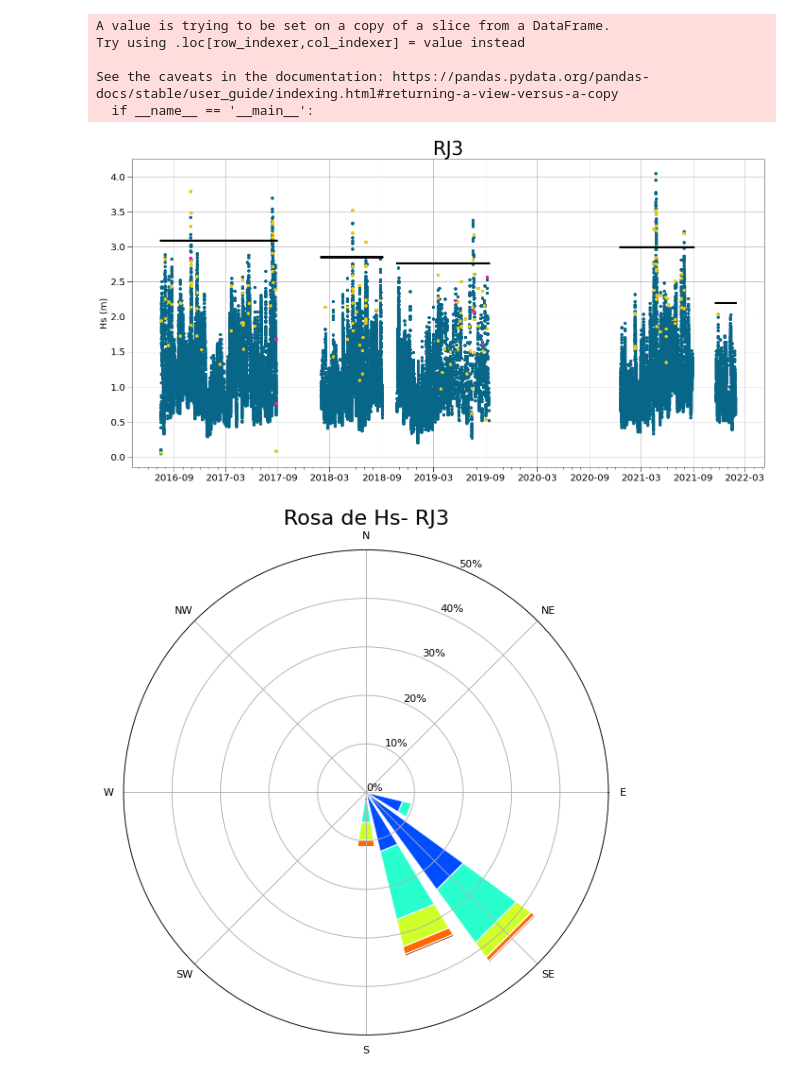
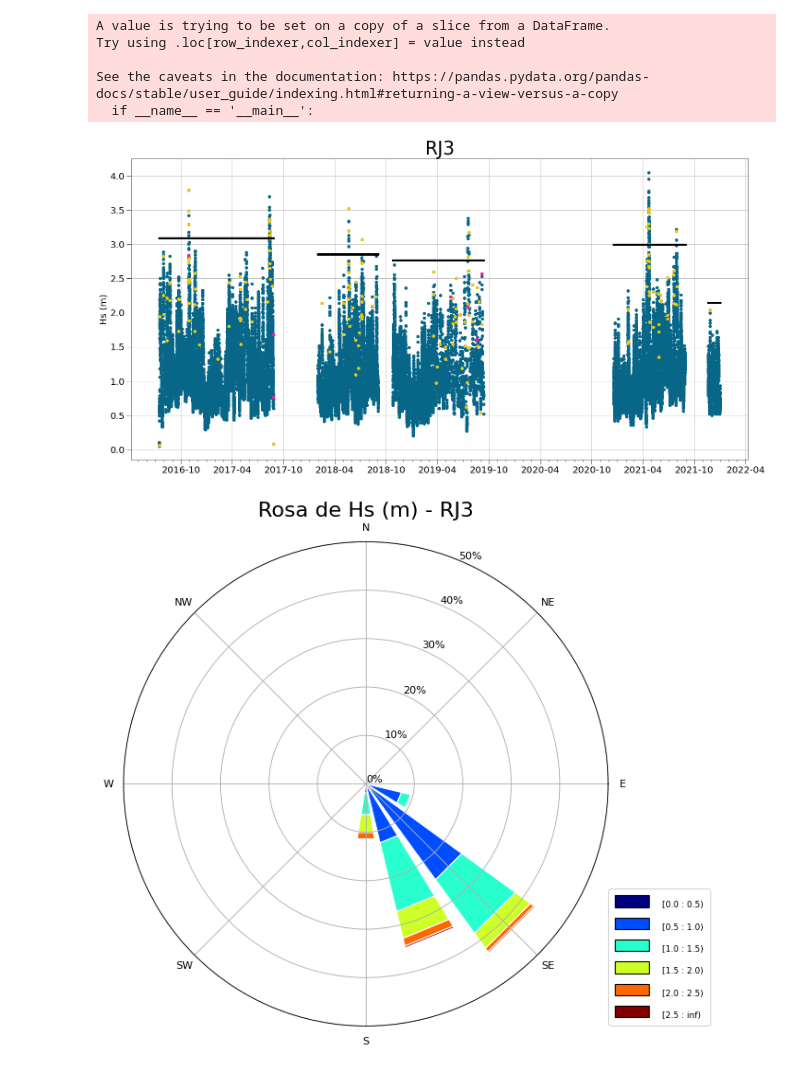
Before and after one commit to BrenoSCabral/ES3, a Jupyter notebook: RJ3.ipynb, the cells around one changed output. Drawn from its saved outputs; the diff is of its cells as text; code cells hidden in the pictures.

Commit message:
changing some images

```diff
--- a/RJ3.ipynb
+++ b/RJ3.ipynb
@@ -13,6 +13,8 @@ os.listdir(data_path)[3]
 'SIMCOSTA_RJ-3_OCEAN_2016-07-14_2022-01-26.csv'
 # %%
 dado = trata_dado(data_path + '/' + os.listdir(data_path)[3])
+# %%
+dado = dado[:'2021-12-31']
 # %%
 teste_serie_temporal(dado)
 # %% [output]
@@ -228,7 +230,7 @@ plt.title('RJ3', fontsize = 40)
 
 plt.savefig(os.getcwd() +'/fig/RJ3_series_separadas')
 # %% [output]
-[figure, old version]
+[figure, new version]
 # %%
 from windrose import WindroseAxes
 # %%
@@ -236,25 +238,25 @@ dado_limpo = dado[dado['jump_flag'].isnull()]
 # %%
 ws = dado_limpo['Hsig']
 wd = dado_limpo['Avg_Wv_Dir_N']
 
 ax = WindroseAxes.from_ax()
 ax.bar(wd, ws, normed=True, opening=0.8, edgecolor='white', bins = np.arange(0,3,0.5))
 ax.set_xticklabels(['E', 'NE',  'N', 'NW', 'W', 'SW','S', 'SE'])
 
 ax.set_yticks(np.arange(0, 60, step=10))
 y_ticks = []
 y_ticks_aux = np.arange(0, 60, step=10)
 for j in (y_ticks_aux):
     y_ticks.append(str(j) + '%')
-ax.set_title('Rosa de Hs- RJ3', fontsize=20)
+ax.set_title('Rosa de Hs (m) - RJ3', fontsize=20)
 ax.set_yticklabels(y_ticks)
 
 
 
-# ax.set_legend()
+ax.set_legend(loc=[1,0], prop={'size': 16})
 
-plt.savefig(os.getcwd() +'/fig/RJ3_rosaHs_slegenda')
+plt.savefig(os.getcwd() +'/fig/RJ3_rosaHs')
 # %% [output]
-[figure, old version]
+[figure, new version]
 # %%
 ws = dado_limpo['TP']
```
Also changed, not shown: parts of 8 cells of this notebook, 13 other files.
